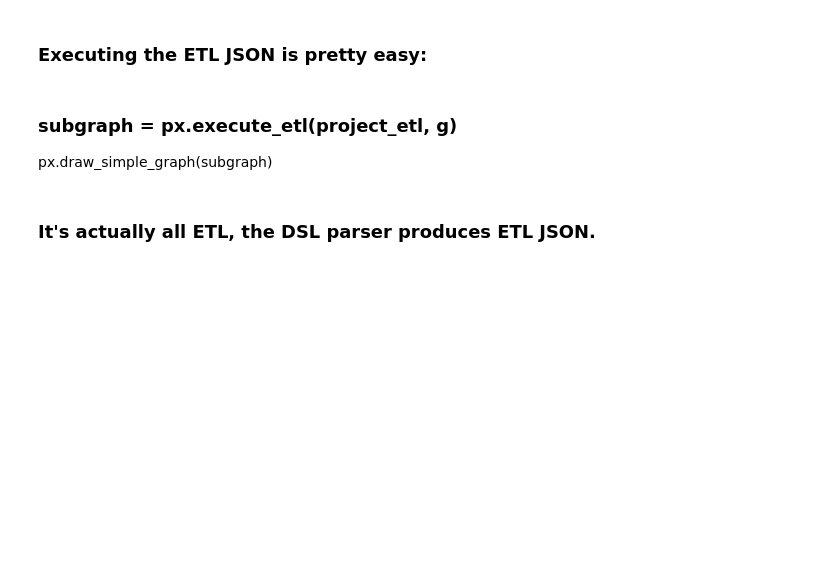
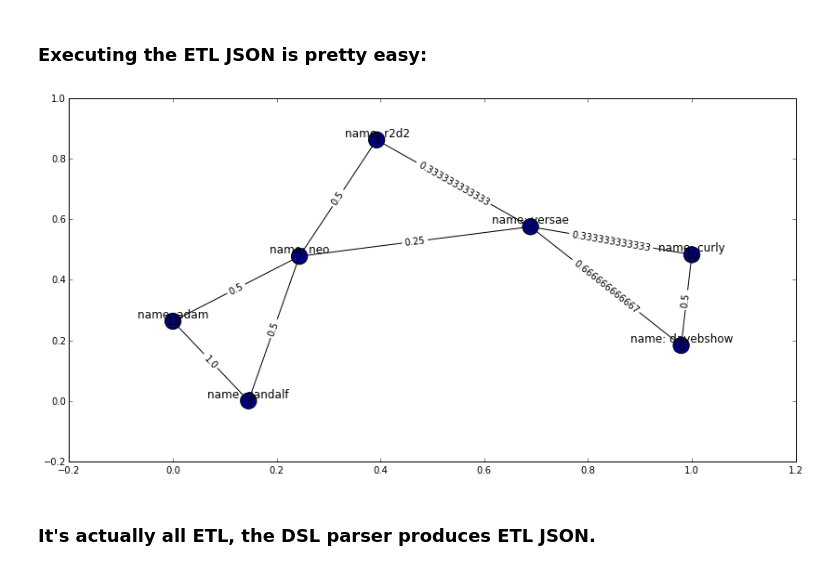
Before and after one commit to davebshow/projx, a Jupyter notebook: projx_demo.ipynb, the cells around one changed output. Cells and saved outputs as stored; diff of their text form; code cells hidden in the pictures; blank space fills up the shorter version.

```diff
--- a/projx_demo.ipynb
+++ b/projx_demo.ipynb
@@ -150,9 +150,11 @@ project_etl = {
 }
 # %% [markdown]
 ### Executing the ETL JSON is pretty easy:
-# %% [markdown]
-### subgraph = px.execute_etl(project_etl, g)
-px.draw_simple_graph(subgraph)
+# %%
+subgraph = px.execute_etl(project_etl, g)
+px.draw_simple_graph(subgraph)
+# %% [output]
+[figure, added]
 # %% [markdown]
 ### It's actually all ETL, the DSL parser produces ETL JSON.
 # %%
```
Also changed, not shown: parts of 14 cells of this notebook, 1 other file.
